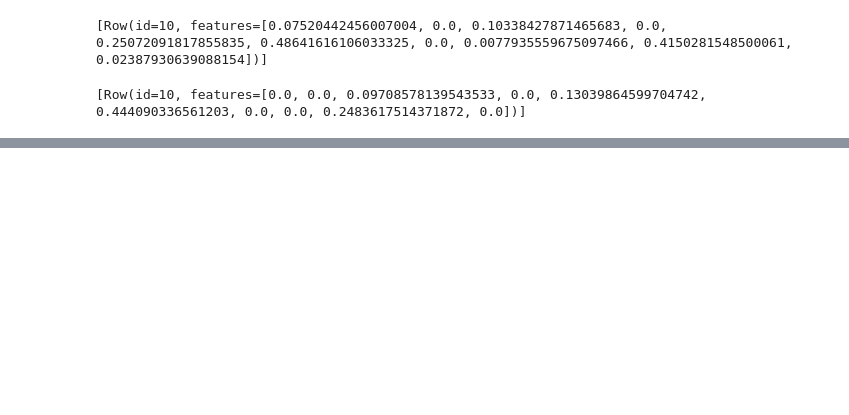
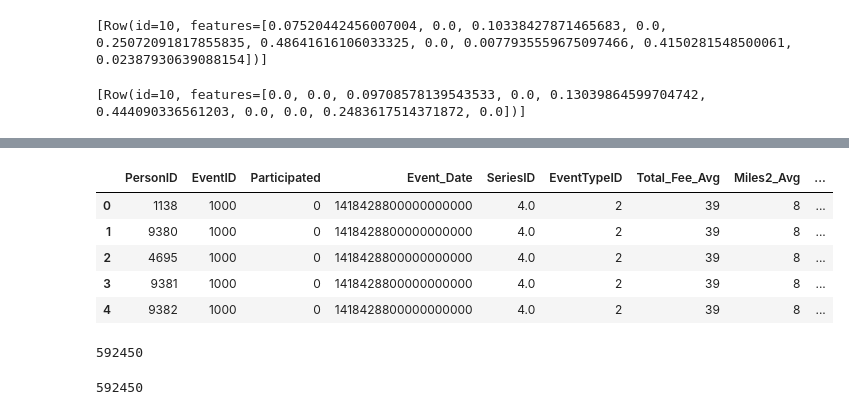
Before and after one commit to gcnuss/trailrun_participation, a Jupyter notebook: model/Model_Development-v2.ipynb, the cells around one changed output, grey strips where cells are left out. Cells and saved outputs as stored; diff of their text form; code cells hidden in the pictures; blank space fills up the shorter version.

Commit message:
Afternoon updates to model development file; honed in on ALS predictions to take forward and started working up training dataset version for gradient boosted model

```diff
--- a/model/Model_Development-v2.ipynb
+++ b/model/Model_Development-v2.ipynb
@@ -695,0 +928,19 @@ from pyspark.mllib.tree import GradientBoostedTreesModel
+# %%
+train_wzeros_pd = train_wzeros.toPandas()
+# %%
+train_wzeros_pd.head()
+# %% [output]
+|  | PersonID | EventID | Participated | Event_Date | SeriesID | EventTypeID | Total_Fee_Avg | Miles2_Avg | ... |
+| 0 | 1138 | 1000 | 0 | 1418428800000000000 | 4.0 | 2 | 39 | 8 | ... |
+| 1 | 9380 | 1000 | 0 | 1418428800000000000 | 4.0 | 2 | 39 | 8 | ... |
+| 2 | 4695 | 1000 | 0 | 1418428800000000000 | 4.0 | 2 | 39 | 8 | ... |
+| 3 | 9381 | 1000 | 0 | 1418428800000000000 | 4.0 | 2 | 39 | 8 | ... |
+| 4 | 9382 | 1000 | 0 | 1418428800000000000 | 4.0 | 2 | 39 | 8 | ... |
+# %%
+len(predictions_for_gb_train)
+# %% [output]
+592450
+# %%
+len(train_wzeros_pd)
+# %% [output]
+592450
```
Also changed, not shown: parts of 39 cells of this notebook.
